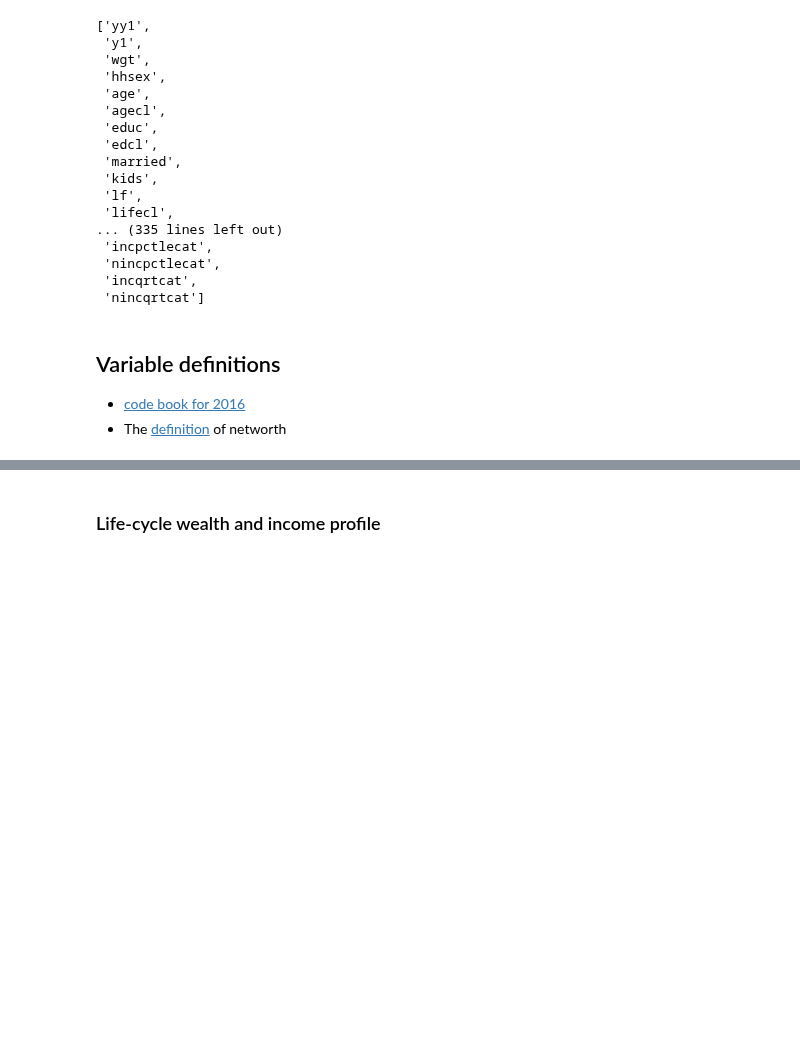
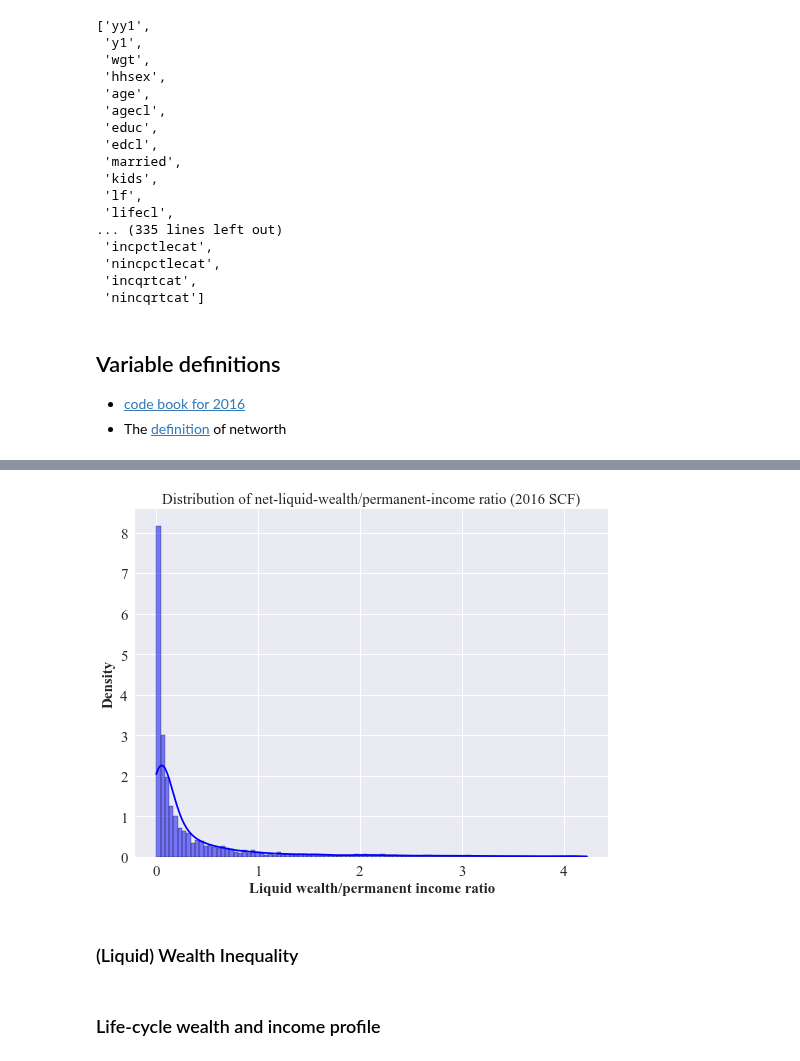
Before and after one commit to iworld1991/PIR, a Jupyter notebook: WorkingFolder/PythonCode/SCFData.ipynb, the cells around one changed output, grey strips where cells are left out. Saved outputs shown, nothing was run; the diff lists cells and outputs as text; code cells hidden in the pictures; blank space fills up the shorter version.

```diff
--- a/WorkingFolder/PythonCode/SCFData.ipynb
+++ b/WorkingFolder/PythonCode/SCFData.ipynb
@@ -120,0 +180,18 @@ df2016['lnorminc_pr'] = results.predict()
+# %%
+data_plot = df2016[['lw2income','wgt']][df2016['lw2income']<df2016['lw2income'].quantile(0.90)]
+
+
+dist = sns.displot(data = data_plot,
+            x = 'lw2income',
+            weights = 'wgt',
+            kde=True,
+            stat = 'density',
+            color = 'blue',
+            bins = 100).set(title='Distribution of net-liquid-wealth/permanent-income ratio (2016 SCF)',
+                            xlabel='Liquid wealth/permanent income ratio')
+
+dist.fig.set_size_inches(8,6)
+# %% [output]
+[figure, added]
+# %% [markdown]
+### (Liquid) Wealth Inequality
```
Also changed, not shown: parts of 18 cells of this notebook, 1 other file.
